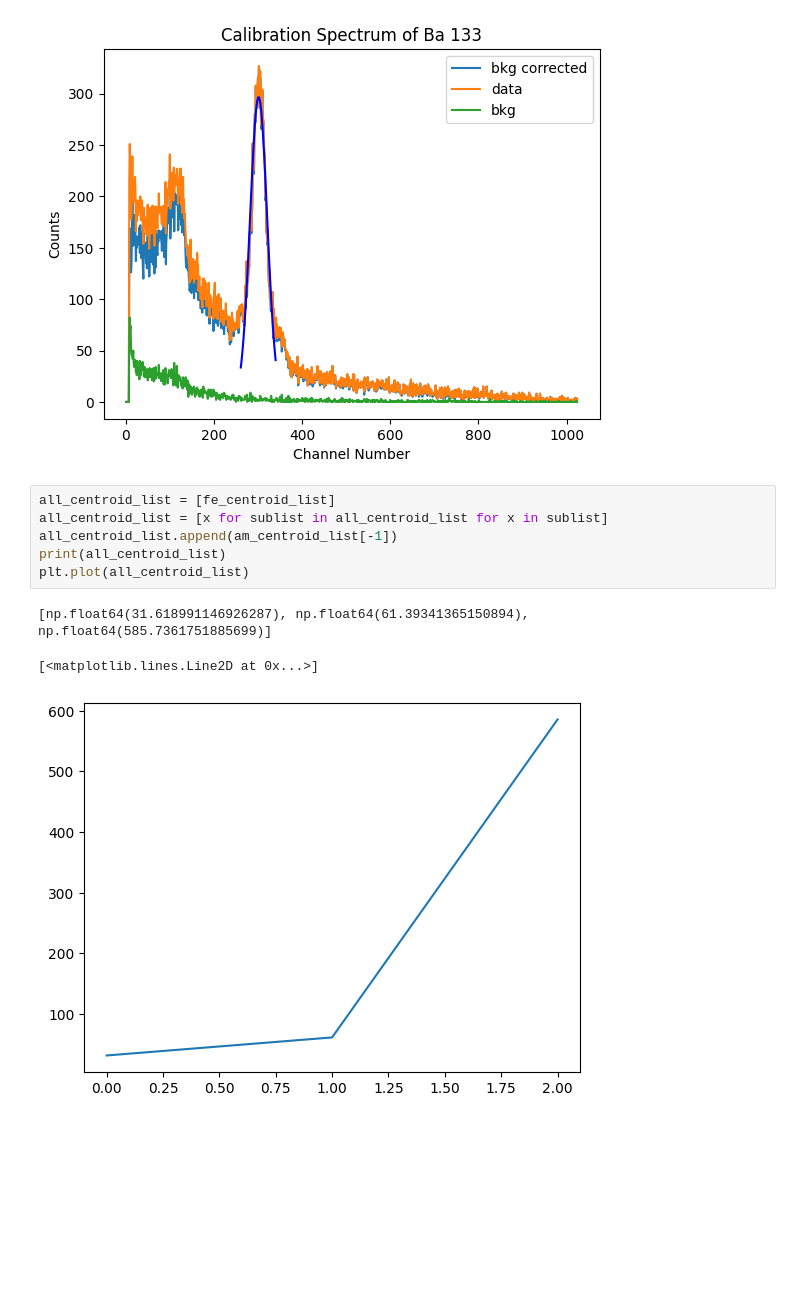
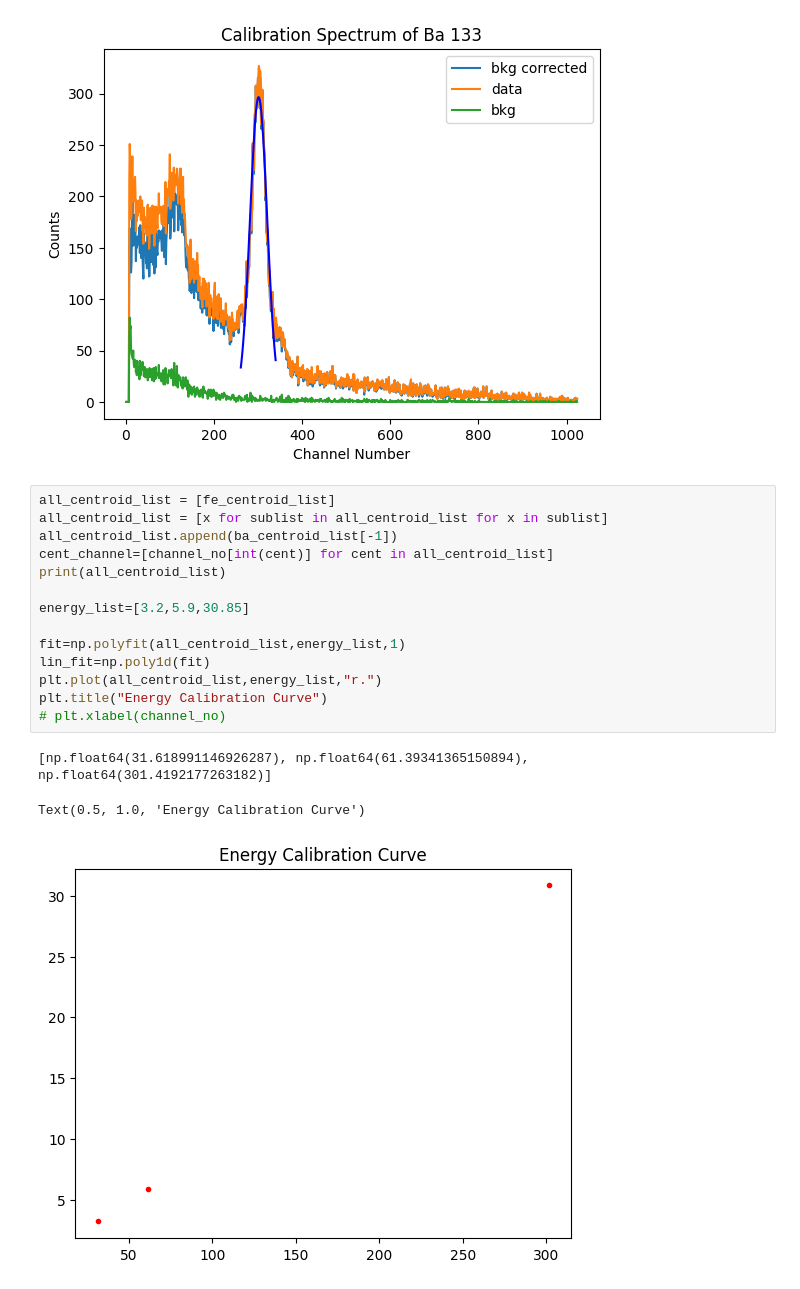
Before and after one commit to Shounak2512/Proportional-counter, a Jupyter notebook: Energy_calibration.ipynb, the cells around one changed output. Drawn from its saved outputs; the diff is of its cells as text; blank space fills up the shorter version.

Commit message:
Correct energy calibration and some charge calibration formatting

```diff
--- a/Energy_calibration.ipynb
+++ b/Energy_calibration.ipynb
@@ -142,10 +142,18 @@ The error on the centroid fit for peak 0: 0.3652236499077082
 # %%
 all_centroid_list = [fe_centroid_list]
 all_centroid_list = [x for sublist in all_centroid_list for x in sublist]
-all_centroid_list.append(am_centroid_list[-1])
+all_centroid_list.append(ba_centroid_list[-1])
+cent_channel=[channel_no[int(cent)] for cent in all_centroid_list]
 print(all_centroid_list)
-plt.plot(all_centroid_list)
+
+energy_list=[3.2,5.9,30.85]
+
+fit=np.polyfit(all_centroid_list,energy_list,1)
+lin_fit=np.poly1d(fit)
+plt.plot(all_centroid_list,energy_list,"r.")
+plt.title("Energy Calibration Curve")
+# plt.xlabel(channel_no)
 # %% [output]
-[np.float64(31.618991146926287), np.float64(61.39341365150894), np.float64(585.7361751885699)]
+[np.float64(31.618991146926287), np.float64(61.39341365150894), np.float64(301.4192177263182)]
-[<matplotlib.lines.Line2D at 0x...>]
+Text(0.5, 1.0, 'Energy Calibration Curve')
-[figure, old version]
+[figure, new version]
```
Also changed, not shown: parts of 3 cells of this notebook, 4 other files.
